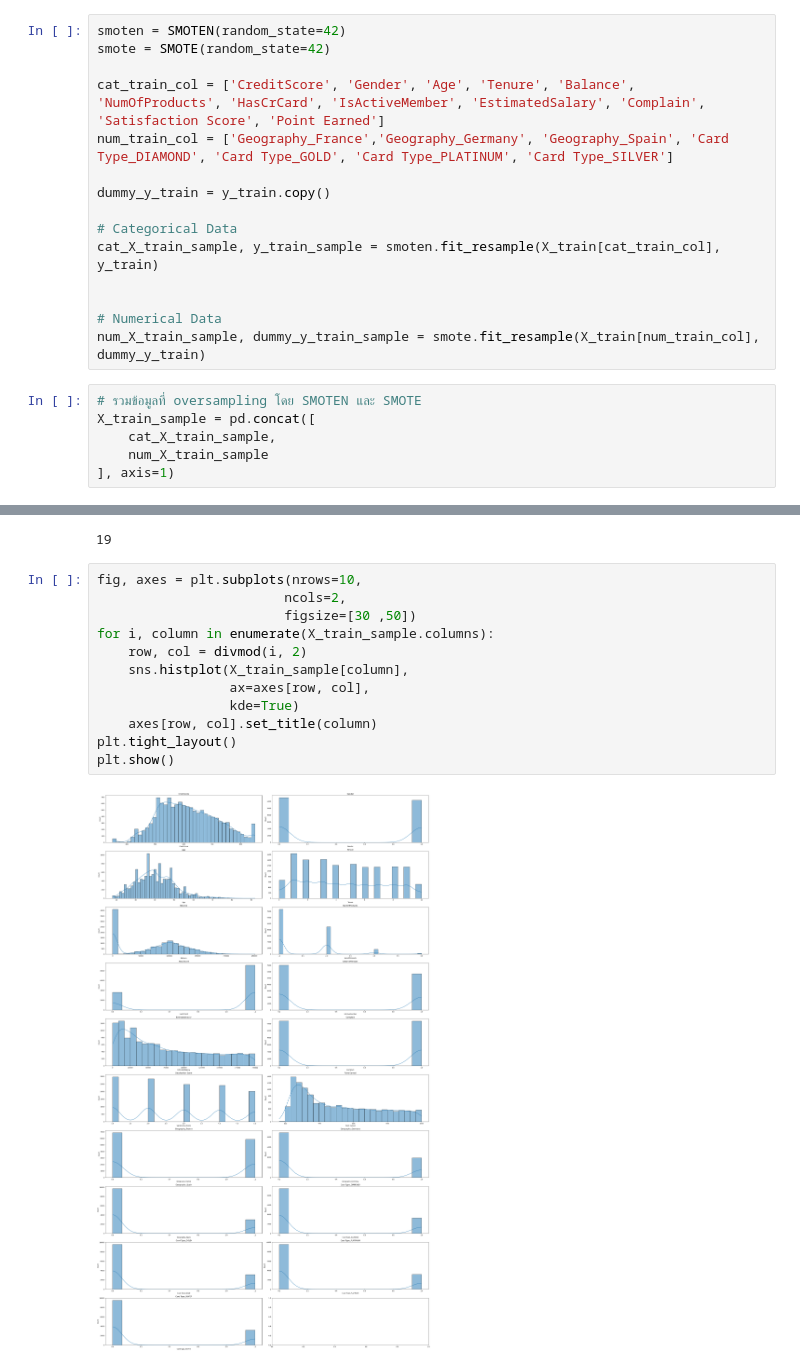
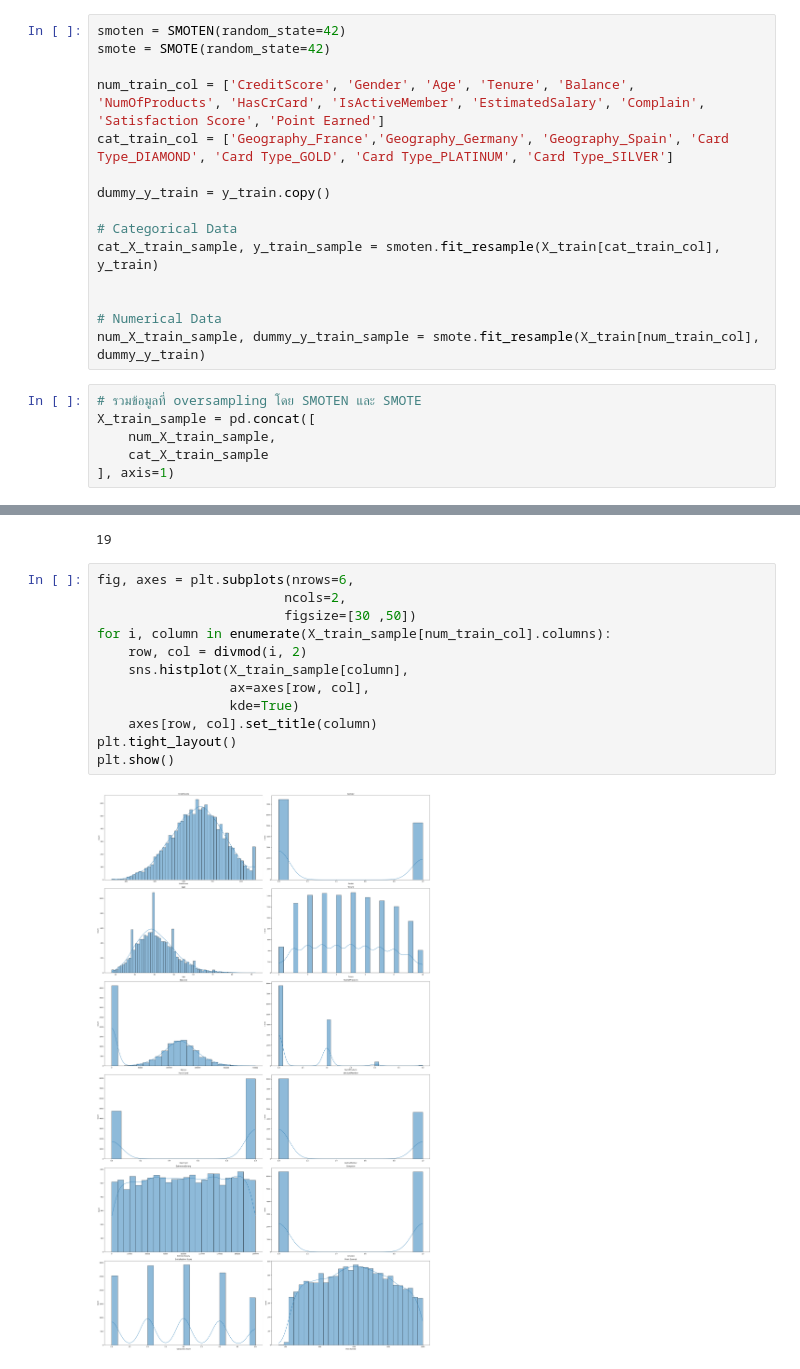
Before and after one commit to 19165/DS-Project, a Jupyter notebook: Re_.ipynb, the cells around one changed output, grey strips where cells are left out. Drawn from its saved outputs; the diff is of its cells as text.

Commit message:
ready for training

```diff
--- a/Re_.ipynb
+++ b/Re_.ipynb
@@ -162,8 +160,8 @@ X_test.describe()
 smoten = SMOTEN(random_state=42)
 smote = SMOTE(random_state=42)
 
-cat_train_col = ['CreditScore', 'Gender', 'Age', 'Tenure', 'Balance', 'NumOfProducts', 'HasCrCard', 'IsActiveMember', 'EstimatedSalary', 'Complain',    'Satisfaction Score', 'Point Earned']
-num_train_col = ['Geography_France','Geography_Germany', 'Geography_Spain', 'Card Type_DIAMOND', 'Card Type_GOLD', 'Card Type_PLATINUM', 'Card Type_SILVER']
+num_train_col = ['CreditScore', 'Gender', 'Age', 'Tenure', 'Balance', 'NumOfProducts', 'HasCrCard', 'IsActiveMember', 'EstimatedSalary', 'Complain',    'Satisfaction Score', 'Point Earned']
+cat_train_col = ['Geography_France','Geography_Germany', 'Geography_Spain', 'Card Type_DIAMOND', 'Card Type_GOLD', 'Card Type_PLATINUM', 'Card Type_SILVER']
 
 dummy_y_train = y_train.copy()
 
@@ -176,8 +174,8 @@ num_X_train_sample, dummy_y_train_sample = smote.fit_resample(X_train[num_train_
 # %%
 # รวมข้อมูลที่ oversampling โดย SMOTEN และ SMOTE
 X_train_sample = pd.concat([
-    cat_X_train_sample,
-    num_X_train_sample
+    num_X_train_sample,
+    cat_X_train_sample
 ], axis=1)
 # %%
 X_train_sample.describe()
@@ -222,16 +220,16 @@ len(X_train.columns)
 # %% [output]
 19
 # %%
-fig, axes = plt.subplots(nrows=10,
+fig, axes = plt.subplots(nrows=6,
                         ncols=2,
                         figsize=[30 ,50])
-for i, column in enumerate(X_train_sample.columns):
+for i, column in enumerate(X_train_sample[num_train_col].columns):
     row, col = divmod(i, 2)
     sns.histplot(X_train_sample[column],
                  ax=axes[row, col],
                  kde=True)
     axes[row, col].set_title(column)
 plt.tight_layout()
 plt.show()
 # %% [output]
-[figure, old version]
+[figure, new version]
```
Also changed, not shown: parts of 32 cells of this notebook, 1 other file.
